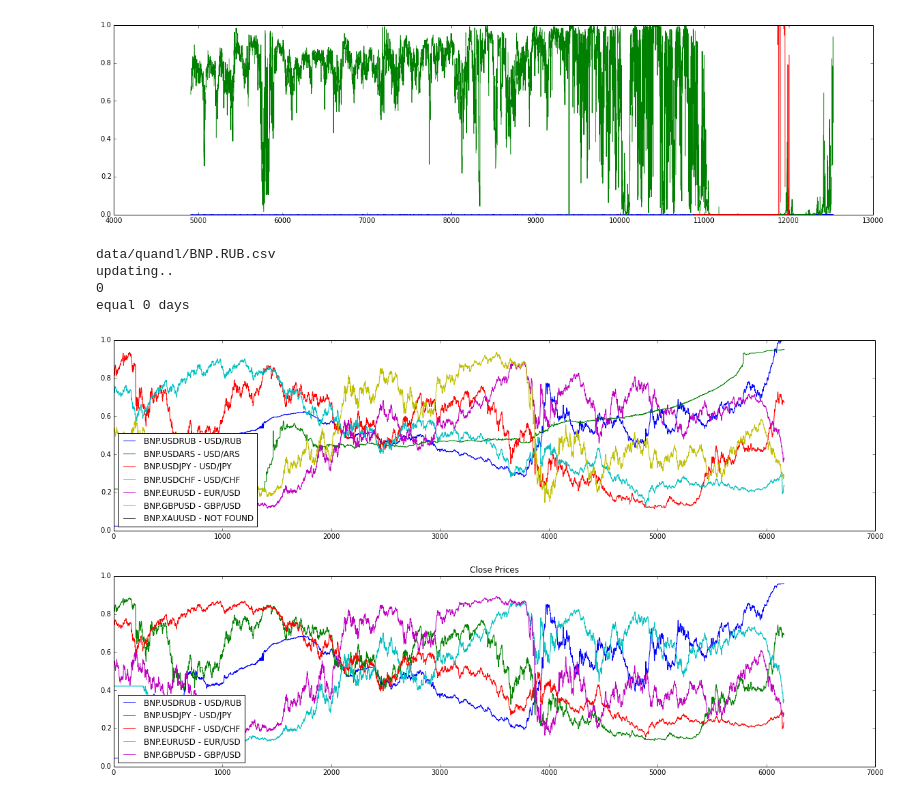
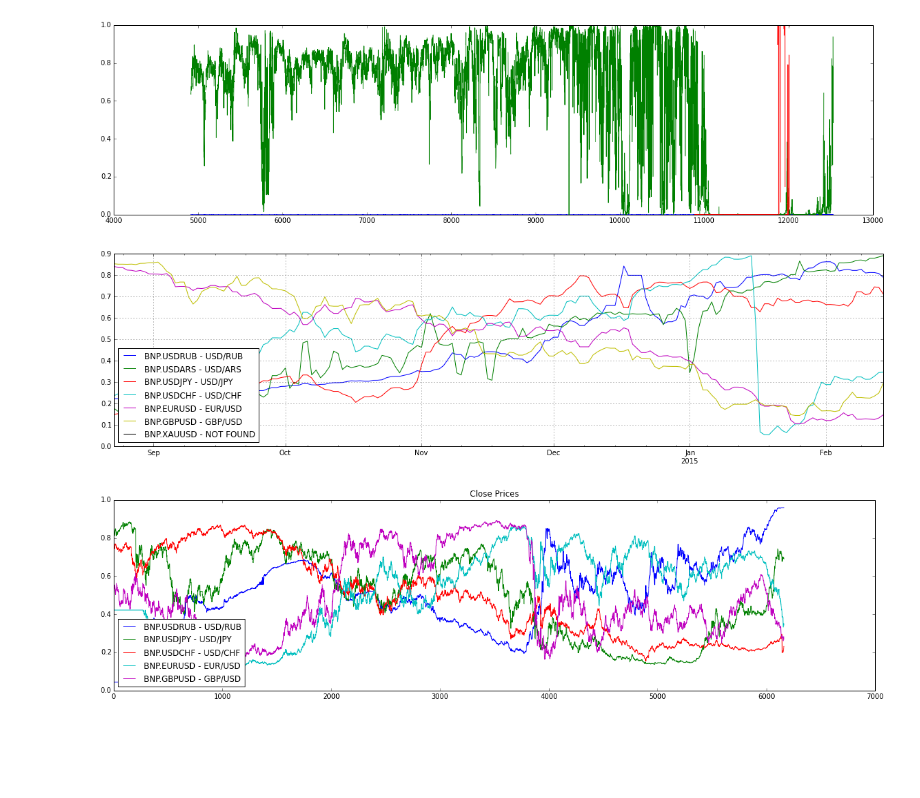
Before and after one commit to qorelogic/ml2, a Jupyter notebook: bin/quandl-fun.ipynb, the cells around one changed output. Cells and saved outputs as stored; diff of their text form; code cells hidden in the pictures; blank space fills up the shorter version.

```diff
--- a/bin/quandl-fun.ipynb
+++ b/bin/quandl-fun.ipynb
@@ -141,23 +89,19 @@ show()
 # %%
 pa = ''
 # 2
 pa += 'USDRUB USDARS USDJPY USDCHF EURUSD GBPUSD XAUUSD'
 
-dr = getDataFromQuandlBNP(pa, 'RUB')
-dr = dr.ix[3000:len(dr)-1,:]
-dr = normalizeme(dr)
-dr = sigmoidme(dr)
-#print n.corrcoef(dr.get_values())
-#print dr
-plot(dr)
-legend(dr.columns,3)
+#dr = getDataFromQuandlBNP(pa, 'RUB')
+dr1 = dr.ix[9000:len(dr)-1,:]
+dr1 = normalizeme(dr1)
+dr1 = sigmoidme(dr1)
+#print n.corrcoef(dr1.get_values())
+#print dr1
+dr1.plot()
+legend(dr1.columns,3)
 show()
 # %% [output]
-data/quandl/BNP.RUB.csv
-updating..
-0
-equal 0 days
-[figure, old version]
+[figure, new version]
 # %%
 hds = dr.columns[[0,2,3,4,5]]
 dss = dr.ix[:,hds]
```
Also changed, not shown: parts of 2 cells of this notebook, 1 other file.
